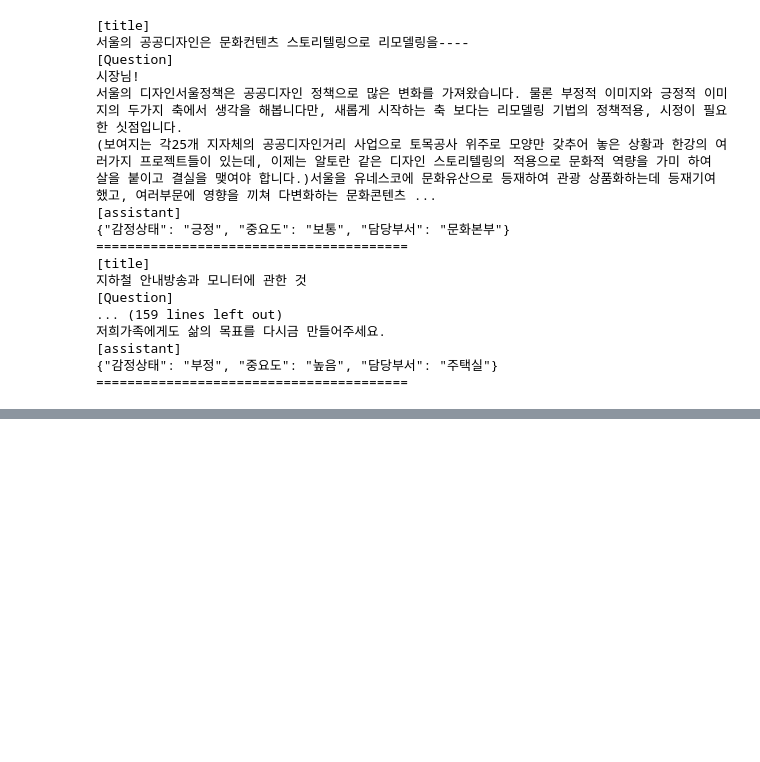
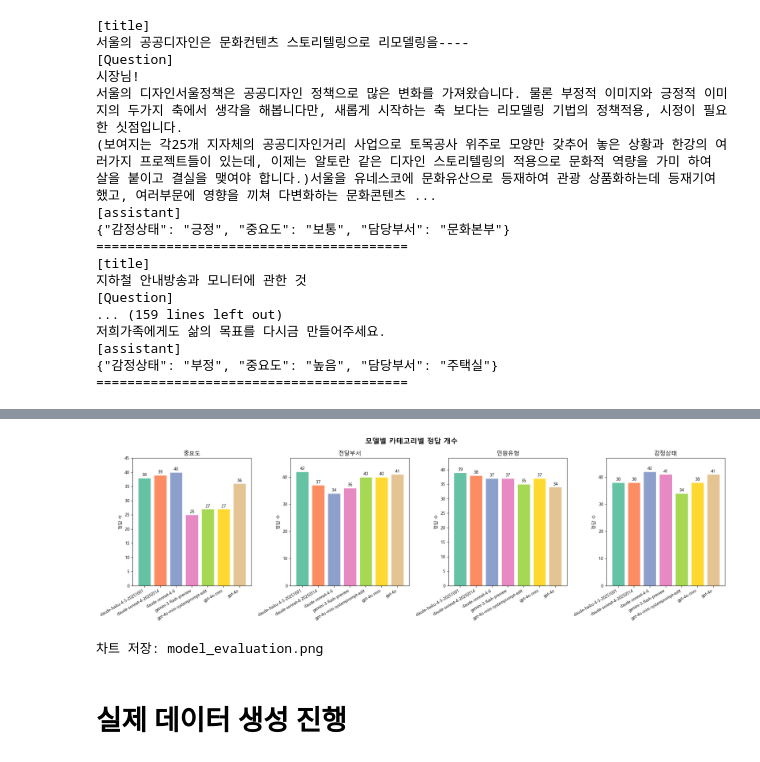
Before and after one commit to leejunho12316/LLM_FineTuning_1, a Jupyter notebook: 3_Fine_Tuning용_데이터_만들기.ipynb, the cells around one changed output, grey strips where cells are left out. Cells and saved outputs as stored; diff of their text form; code cells hidden in the pictures; blank space fills up the shorter version.

```diff
--- a/3_Fine_Tuning용_데이터_만들기.ipynb
+++ b/3_Fine_Tuning용_데이터_만들기.ipynb
@@ -213,0 +348,34 @@ for _, row in df_print.iterrows():
+# %%
+#모델별 각 카테고리 별 정답 개수 barplot으로 시각화
+
+# ── 시각화 ──────────────────────────────────────────────
+models = list(results.keys())
+n_models = len(models)
+n_cats = len(CATEGORIES)
+
+fig, axes = plt.subplots(1, n_cats, figsize=(5 * n_cats, 6), sharey=False)
+fig.suptitle("모델별 카테고리별 정답 개수", fontsize=16, fontweight="bold")
+
+colors = plt.cm.Set2.colors
+
+for ax, cat in zip(axes, CATEGORIES):
+    values = [results[m][cat] for m in models]
+    bars = ax.bar(range(n_models), values, color=colors[:n_models], edgecolor="white")
+    ax.set_title(cat, fontsize=13)
+    ax.set_xticks(range(n_models))
+    ax.set_xticklabels(models, rotation=30, ha="right", fontsize=9)
+    ax.set_ylabel("정답 수")
+    ax.set_ylim(0, max(values) + 5 if max(values) > 0 else 10)
+    for bar, val in zip(bars, values):
+        ax.text(bar.get_x() + bar.get_width() / 2, bar.get_height() + 0.3,
+                str(val), ha="center", va="bottom", fontsize=10)
+
+plt.tight_layout()
+plt.savefig("./2.ModelSelection/model_evaluation.png", dpi=150, bbox_inches="tight")
+plt.show()
+print("\n차트 저장: model_evaluation.png")
+# %% [output]
+[figure, added]
+차트 저장: model_evaluation.png
+# %% [markdown]
+# 실제 데이터 생성 진행
```
Also changed, not shown: parts of 21 cells of this notebook, 21 other files.
